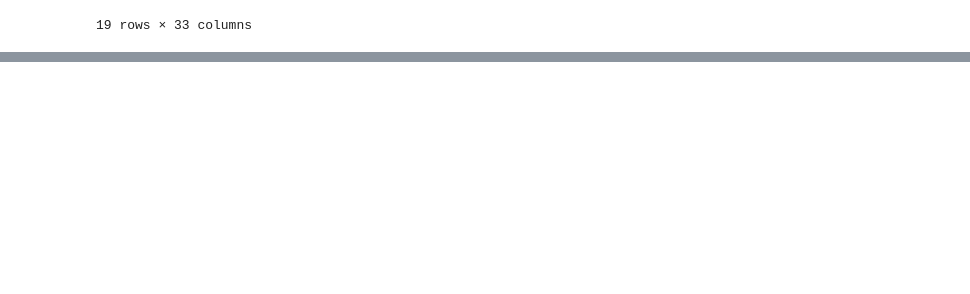
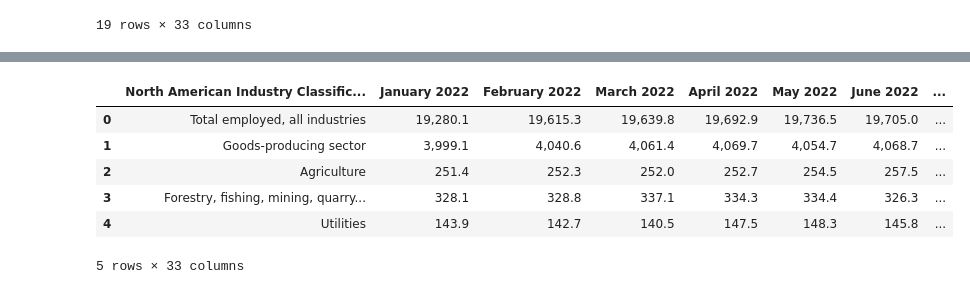
Before and after one commit to JuanVargas2004/Consuelo-Projeto-Final, a Jupyter notebook: tratando_arquivo.ipynb, the cells around one changed output, grey strips where cells are left out. Cells and saved outputs as stored; diff of their text form; code cells hidden in the pictures; blank space fills up the shorter version.

Commit message:
Removendo caracteres números da coluna index

```diff
--- a/tratando_arquivo.ipynb
+++ b/tratando_arquivo.ipynb
@@ -54,0 +73,9 @@ display(df)
+# %%
+#Renomeando a primeira coluna
+df = df.rename(columns={"North American Industry Classification System (NAICS) 6": "North American Industry Classification System (NAICS)"})
+# %%
+first = df.columns[0]
+
+df[first] = df[first].apply(lambda x: re.sub(r"\d", "", x))
+
+display(df[first])
@@ -54,0 +103,10 @@ display(df)
+# %%
+display(df.head())
+# %% [output]
+|  | North American Industry Classific... | January 2022 | February 2022 | March 2022 | April 2022 | May 2022 | June 2022 | ... |
+| 0 | Total employed, all industries | 19,280.1 | 19,615.3 | 19,639.8 | 19,692.9 | 19,736.5 | 19,705.0 | ... |
+| 1 | Goods-producing sector | 3,999.1 | 4,040.6 | 4,061.4 | 4,069.7 | 4,054.7 | 4,068.7 | ... |
+| 2 | Agriculture | 251.4 | 252.3 | 252.0 | 252.7 | 254.5 | 257.5 | ... |
+| 3 | Forestry, fishing, mining, quarry... | 328.1 | 328.8 | 337.1 | 334.3 | 334.4 | 326.3 | ... |
+| 4 | Utilities | 143.9 | 142.7 | 140.5 | 147.5 | 148.3 | 145.8 | ... |
+5 rows × 33 columns
```
Also changed, not shown: parts of 6 cells of this notebook.
